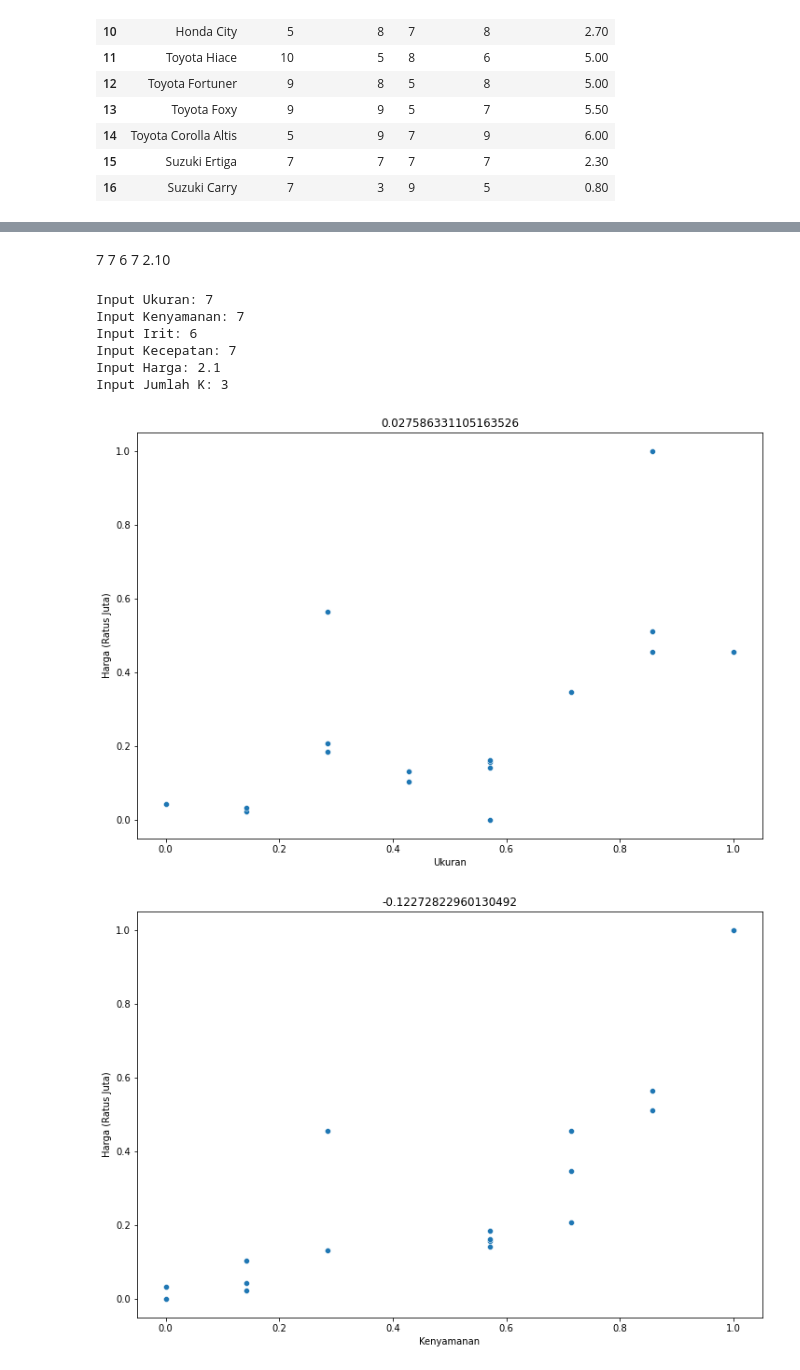
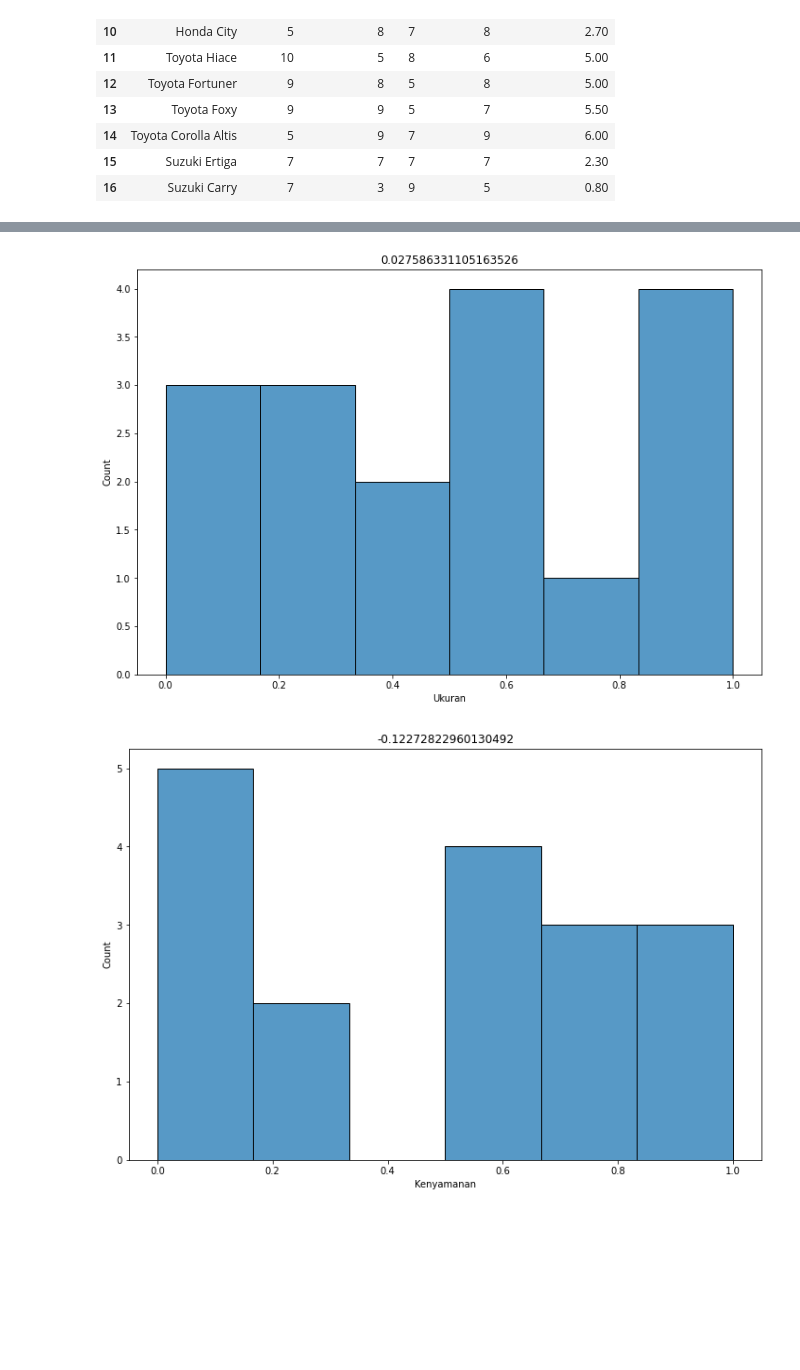
Before and after one commit to fendiirfan/KNN_from_scratch, a Jupyter notebook: Tubes_AI_3.ipynb, the cells around one changed output, grey strips where cells are left out. Drawn from its saved outputs; the diff is of its cells as text; code cells hidden in the pictures; blank space fills up the shorter version.

```diff
--- a/Tubes_AI_3.ipynb
+++ b/Tubes_AI_3.ipynb
@@ -13,6 +13,12 @@ import pandas as pd
 import matplotlib.pyplot as plt
 import seaborn as sns
 # %%
+# import train set
 url='https://drive.google.com/file/d/1T3zb4g0UEq2yoSOAkTyyUoM3Uit4WnCw/view?usp=sharing'
 url2='https://drive.google.com/uc?id=' + url.split('/')[-2]
 df = pd.read_excel(url2)
+
+# import test set
+url='https://drive.google.com/file/d/1TKCCVuwYfnXbL1ebabvHDjiojPI3toXf/view?usp=sharing'
+url2='https://drive.google.com/uc?id=' + url.split('/')[-2]
+dfTest = pd.read_excel(url2)
@@ -37,10 +45,3 @@ df
 | 14 | Toyota Corolla Altis | 5 | 9 | 7 | 9 | 6.00 |
 | 15 | Suzuki Ertiga | 7 | 7 | 7 | 7 | 2.30 |
 | 16 | Suzuki Carry | 7 | 3 | 9 | 5 | 0.80 |
-# %%
-for i in df.columns:
-  if i != 'Nama Mobil':
-    plt.figure(figsize=(12,8))
-    plt.title(df[i].skew())
-    sns.scatterplot(x=i,y="Harga (Ratus Juta)",data = df)
-    plt.show()
@@ -54,0 +72,7 @@ for i in df.columns:
+# %%
+for columnName in df.columns:
+  if columnName != 'Nama Mobil':
+    plt.figure(figsize=(12,8))
+    plt.title(df[columnName].skew())
+    sns.histplot(data=df, x=columnName)
+    plt.show()
@@ -132,32 +169,17 @@ def getKNN(x, inputUser, k):
     }
 
     return distanceDict
-# %% [markdown]
-7	7	6	7	2.10
-# %%
-ukuran = float(input('Input Ukuran: '))
-kenyamanan = float(input('Input Kenyamanan: '))
-irit = float(input('Input Irit: '))
-kecepatan = float(input('Input Kecepatan: '))
-harga = float(input('Input Harga: '))
-k = int(input('Input Jumlah K: '))
-
-inputUser = [ukuran, kenyamanan, irit, kecepatan, harga]
-df,inputUser = getNormalization(df,inputUser)
-# %% [output]
-Input Ukuran: 7
-Input Kenyamanan: 7
-Input Irit: 6
-Input Kecepatan: 7
-Input Harga: 2.1
-Input Jumlah K: 3
+# %%
+# normalisasi train set dan test set
+inputUser = dfTest.iloc[0].tolist()
+df,inputUser = getNormalization(df,inputUser)
 # %%
-for i in df.columns:
-  if i != 'Nama Mobil':
+for columnName in df.columns:
+  if columnName != 'Nama Mobil':
     plt.figure(figsize=(12,8))
-    plt.title(df[i].skew())
-    sns.scatterplot(x=i,y="Harga (Ratus Juta)",data = df)
+    plt.title(df[columnName].skew())
+    sns.histplot(data=df, x=columnName)
     plt.show()
 # %% [output]
-[figure, old version]
+[figure, new version]
-[figure, old version]
+[figure, new version]
```
Also changed, not shown: parts of 22 cells of this notebook.
